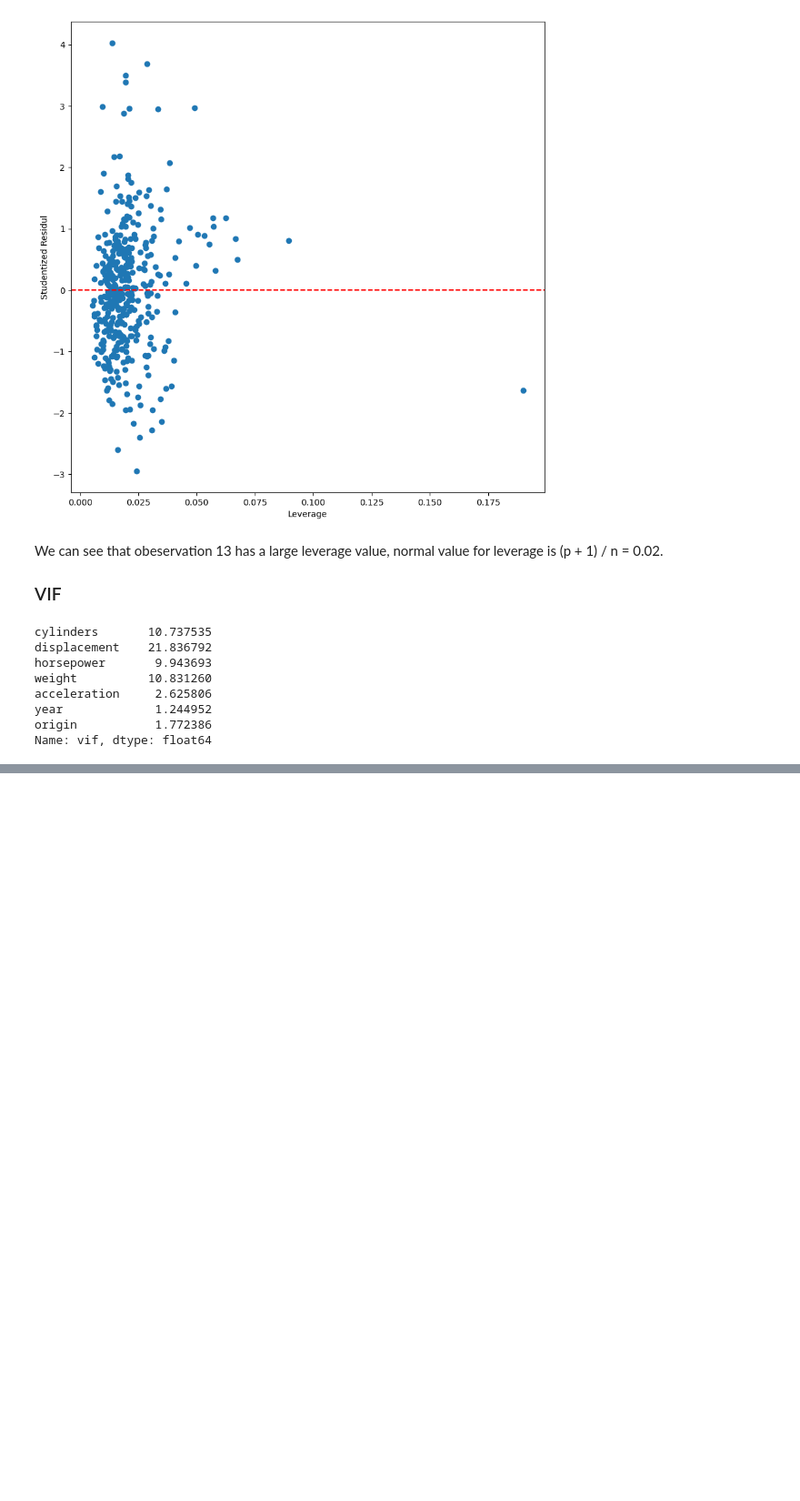
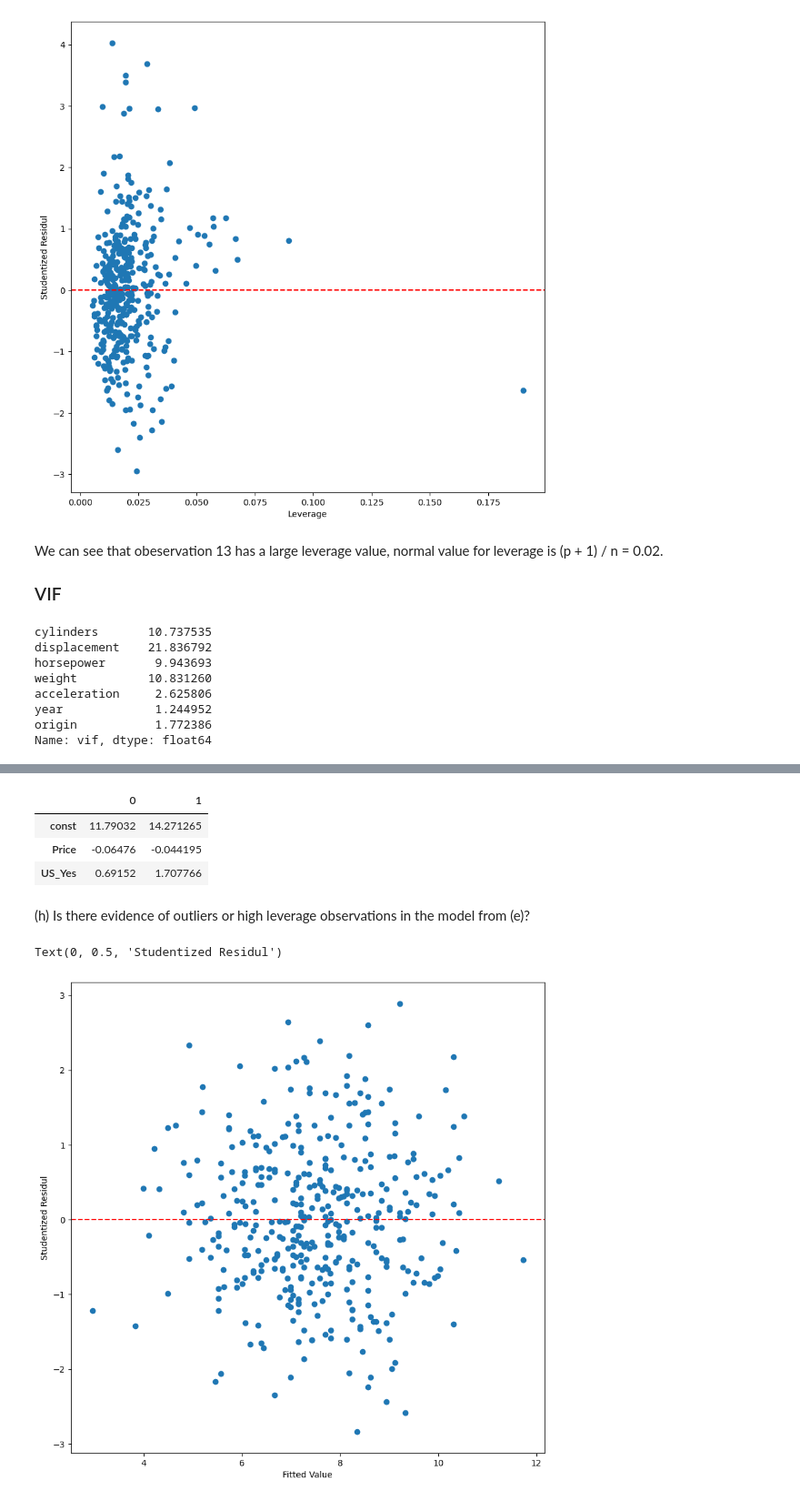
Before and after one commit to ki94mach/ISLP-Exercises, a Jupyter notebook: Chapter_03/Applied.ipynb, the cells around one changed output, grey strips where cells are left out. Shown at 91% size. Saved outputs shown, nothing was run; the diff lists cells and outputs as text; code cells hidden in the pictures; blank space fills up the shorter version.

```diff
--- a/Chapter_03/Applied.ipynb
+++ b/Chapter_03/Applied.ipynb
@@ -318,0 +428,7 @@ Name: vif, dtype: float64
+# %%
+carseats_df = pd.read_csv('data/Carseats.csv')
+X = carseats_df[['Price', 'Urban', 'US']]
+X = sm.add_constant(X)
+y = carseats_df.loc[:, 'Sales']
+# %%
+X = pd.get_dummies(X, columns=['Urban', 'US'], drop_first=True).astype('float')
@@ -318,0 +475,6 @@ Name: vif, dtype: float64
+# %%
+X.drop(axis=0, columns='Urban_Yes', inplace=True)
+# %%
+model = sm.OLS(y, X)
+results = model.fit()
+results.summary()
@@ -318,0 +508,19 @@ Name: vif, dtype: float64
+# %%
+results.conf_int(alpha=0.05, cols=None)
+# %% [output]
+|  | 0 | 1 |
+| const | 11.79032 | 14.271265 |
+| Price | -0.06476 | -0.044195 |
+| US_Yes | 0.69152 | 1.707766 |
+# %% [markdown]
+(h) Is there evidence of outliers or high leverage observations in the model from (e)?
+# %%
+fig, ax = plt.subplots(figsize=(10, 10))
+studentized_resid = results.outlier_test().iloc[:, 0]
+ax.scatter(results.fittedvalues, studentized_resid)
+ax.axhline(0, color='red', ls='--')
+ax.set_xlabel('Fitted Value')
+ax.set_ylabel('Studentized Residul')
+# %% [output]
+Text(0, 0.5, 'Studentized Residul')
+[figure, added]
```
Also changed, not shown: parts of 27 cells of this notebook, 3 other files.
